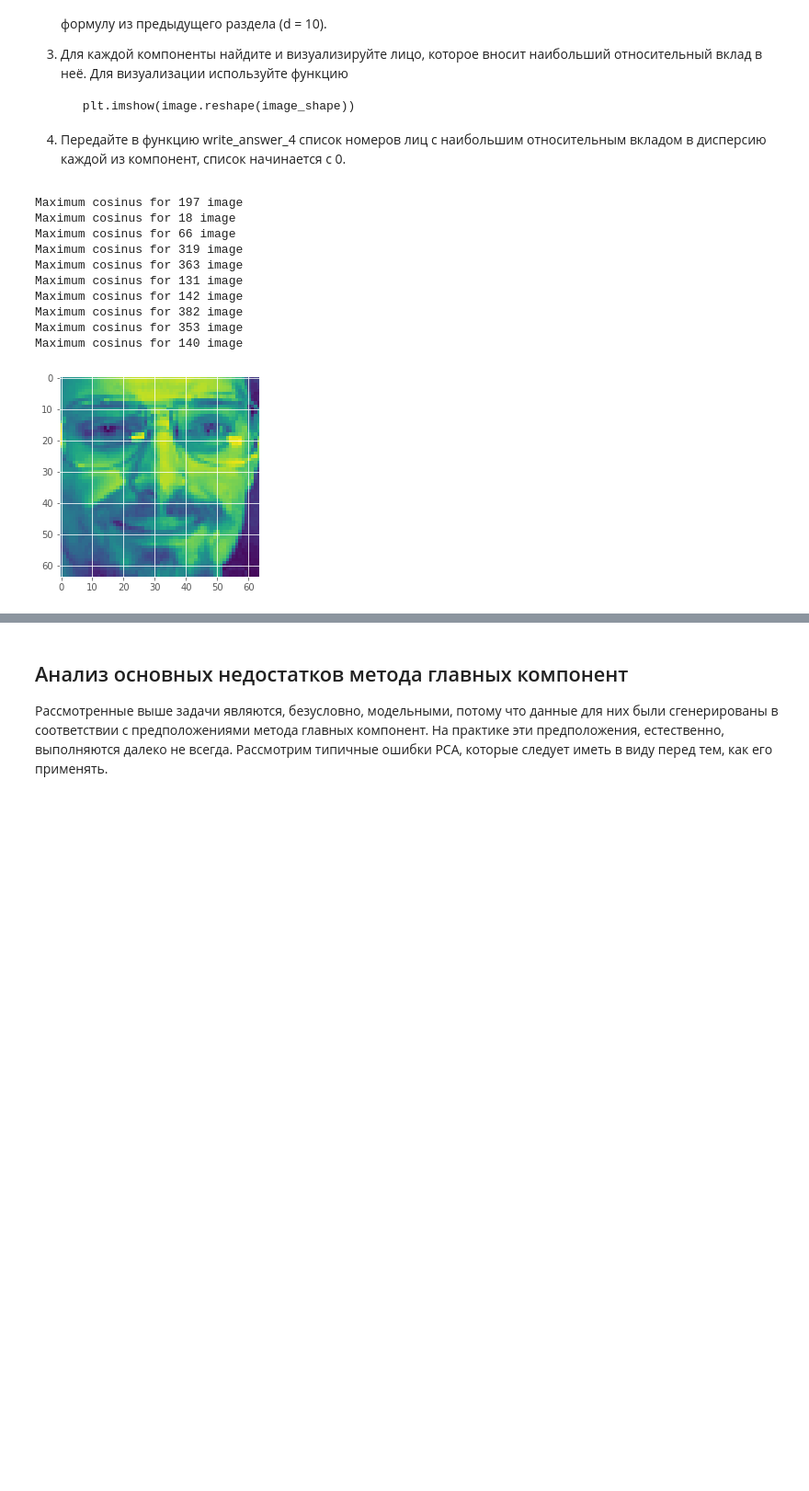
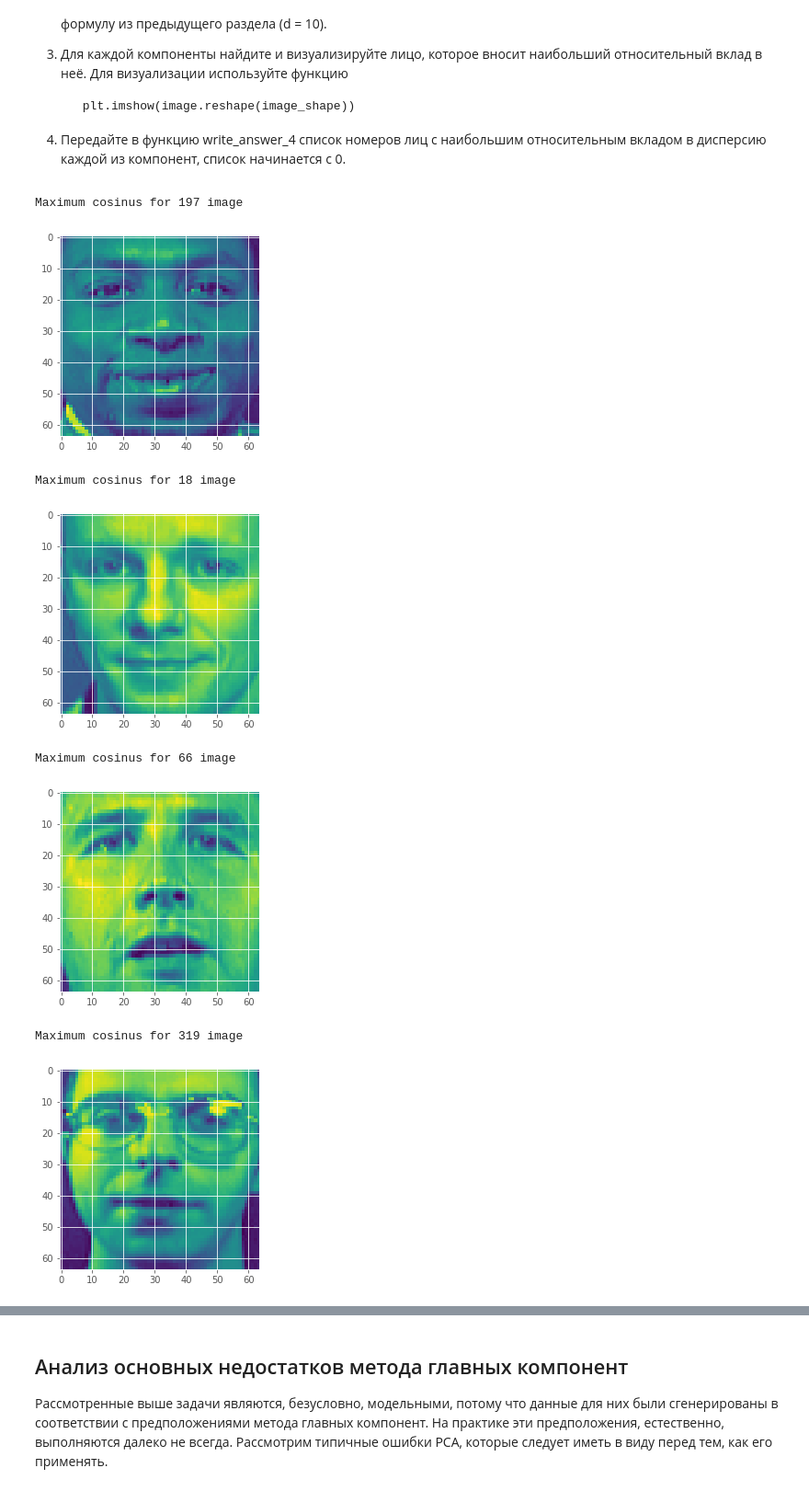
Before and after one commit to maksimrm/Coursera, a Jupyter notebook: Специализация машинное обучение/3 курс/Неделя 2/PCA/PCA.ipynb, the cells around one changed output, grey strips where cells are left out. Shown: that part at 92% size. Drawn from its saved outputs; the diff is of its cells as text; code cells hidden in the pictures; blank space fills up the shorter version.

```diff
--- a/Специализация машинное обучение/3 курс/Неделя 2/PCA/PCA.ipynb
+++ b/Специализация машинное обучение/3 курс/Неделя 2/PCA/PCA.ipynb
@@ -451,40 +451,38 @@ def write_answer_4(list_pc):
     with open("pca_answer4.txt", "w") as fout:
         fout.write(" ".join([str(num) for num in list_pc]))
 
 data = fetch_olivetti_faces(shuffle=True, random_state=0).data
 image_shape = (64, 64)
 
 
 def cosinus(vec, k):
 #     return np.sqrt((vec[k] - vec.mean())**2/((vec - vec.mean())**2).sum())
     return np.sqrt((vec[k]**2)/((vec**2).sum()))
 
 
 
 pca = PCA( 10)
 
 pca.fit(data)
 
 transformed_data = pca.transform(data)
 
 idxes = []
 for o in range(10):
     cos = np.zeros(len(data))
     for i, img in enumerate(transformed_data):
         cos[i] = cosinus(img, o)
     idx = np.where(cos == cos.max())[0][0]
     idxes.append(idx)
     print("Maximum cosinus for {} image".format(idx))
     plt.imshow(data[idx].reshape(image_shape))
+    plt.pause(1)
 # %% [output]
 Maximum cosinus for 197 image
-Maximum cosinus for 18 image
-Maximum cosinus for 66 image
-Maximum cosinus for 319 image
-Maximum cosinus for 363 image
-Maximum cosinus for 131 image
-Maximum cosinus for 142 image
-Maximum cosinus for 382 image
-Maximum cosinus for 353 image
-Maximum cosinus for 140 image
-[figure, old version]
+[figure, new version]
+Maximum cosinus for 18 image
+[figure, added]
+Maximum cosinus for 66 image
+[figure, added]
+Maximum cosinus for 319 image
+[figure, added]
```
Also changed, not shown: parts of 3 cells of this notebook, 7 other files.
